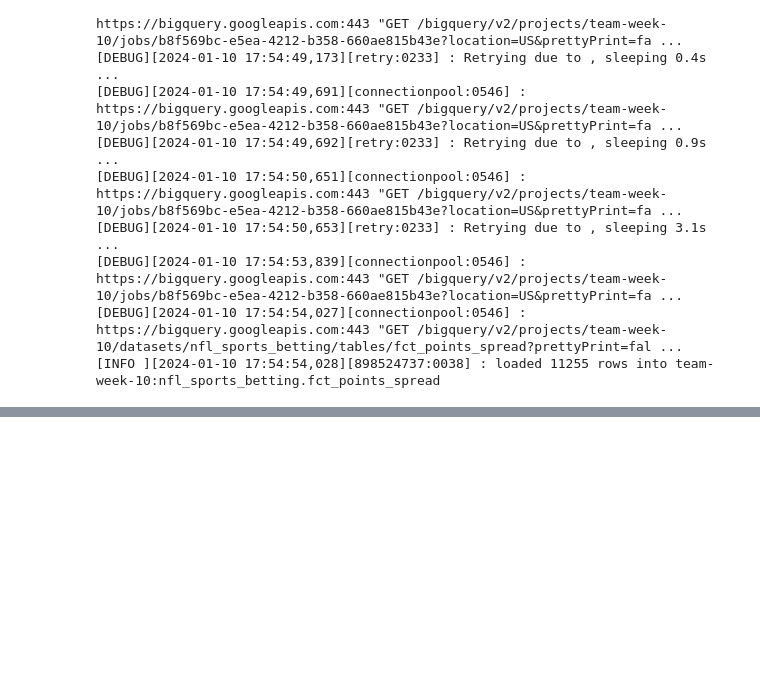
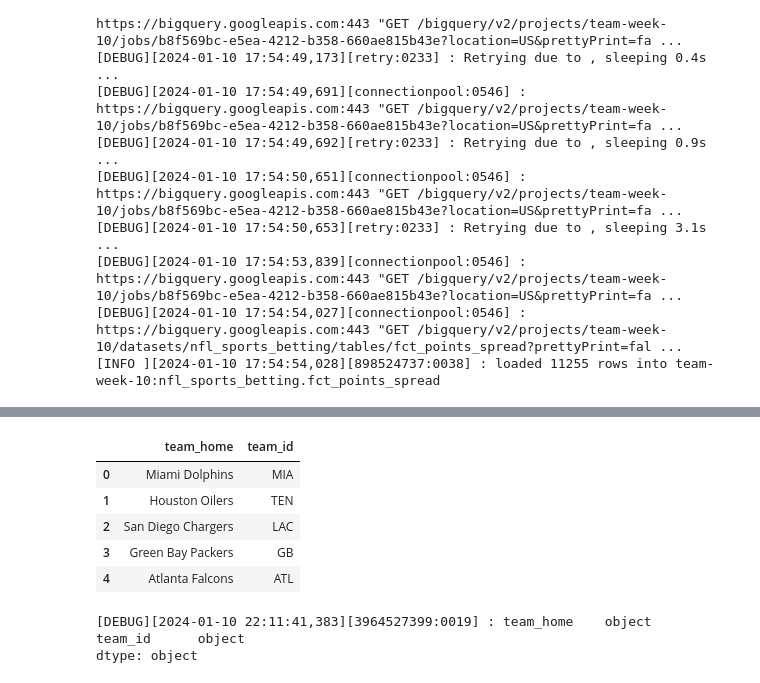
Before and after one commit to nbanks062523/CodeReview_week10, a Jupyter notebook: data_pipline.ipynb, the cells around one changed output, grey strips where cells are left out. Drawn from its saved outputs; the diff is of its cells as text; code cells hidden in the pictures; blank space fills up the shorter version.

Commit message:
updated data pipeline file

```diff
--- a/data_pipline.ipynb
+++ b/data_pipline.ipynb
@@ -384,8 +384,8 @@ from typing import List
 
 #concatenate file folder with file name
 FILE_DIR = "./"
-DEFAULT_TICKETS_FILE = os.path.join(FILE_DIR, "Lookup_TeamIDs.csv")
-PROJECT_NAME = "Team-week-10"
+DEFAULT_TEAMID_FILE = os.path.join(FILE_DIR, "Lookup_TeamIDs.csv")
+PROJECT_NAME = "team-week-10"
 DATASET_NAME = "nfl_sports_betting"
 
 # **** Define Dimension TABLE SCHEMAS ****
@@ -411,6 +411,6 @@ logger: logging.Logger = logging.getLogger('root')      # alias the root logger
 logger.setLevel(logging.DEBUG)                          # programmatically reassign the logging level
 
 # **** BIGQUERY CLIENT ****
-logger.debug(f"Creating bigquery client")
-client = bigquery.Client(project="team-week-10")
-logger.info(f"Setup Completed")
+#logger.debug(f"Creating bigquery client")
+#client = bigquery.Client(project="team-week-10")
+#logger.info(f"Setup Completed")
@@ -420,0 +417,21 @@ logger.info(f"Setup Completed")
+# %%
+#Load the data into a dataframe
+filename = DEFAULT_TEAMID_FILE
+logger.debug(f"attempting to process: {filename}")
+
+#Preliminary checks
+# check if the file exists
+assert os.path.exists(filename), f"Data file does not exist: '{filename}'"
+
+# check if the file contains any data. Header row alone is 78 bytes. size > 78
+assert os.path.getsize(filename) > 78, f"Data file size incorrect; does not seem to contain data: '{filename}'"
+
+# load the file into a dataframe
+teamlookup_df = pd.read_csv(filename, header=0)
+logger.info(f"loaded {len(teamlookup_df.index)} rows from: {filename}")
+
+display(teamlookup_df.head(n=5))
+
+# log data column data types
+logger.debug(teamlookup_df.dtypes)
+# %% [output]
@@ -420,0 +440,9 @@ logger.info(f"Setup Completed")
+|  | team_home | team_id |
+| 0 | Miami Dolphins | MIA |
+| 1 | Houston Oilers | TEN |
+| 2 | San Diego Chargers | LAC |
+| 3 | Green Bay Packers | GB |
+| 4 | Atlanta Falcons | ATL |
+[DEBUG][2024-01-10 22:11:41,383][3964527399:0019] : team_home    object
+team_id      object
+dtype: object
```
Also changed, not shown: parts of 2 cells of this notebook.
